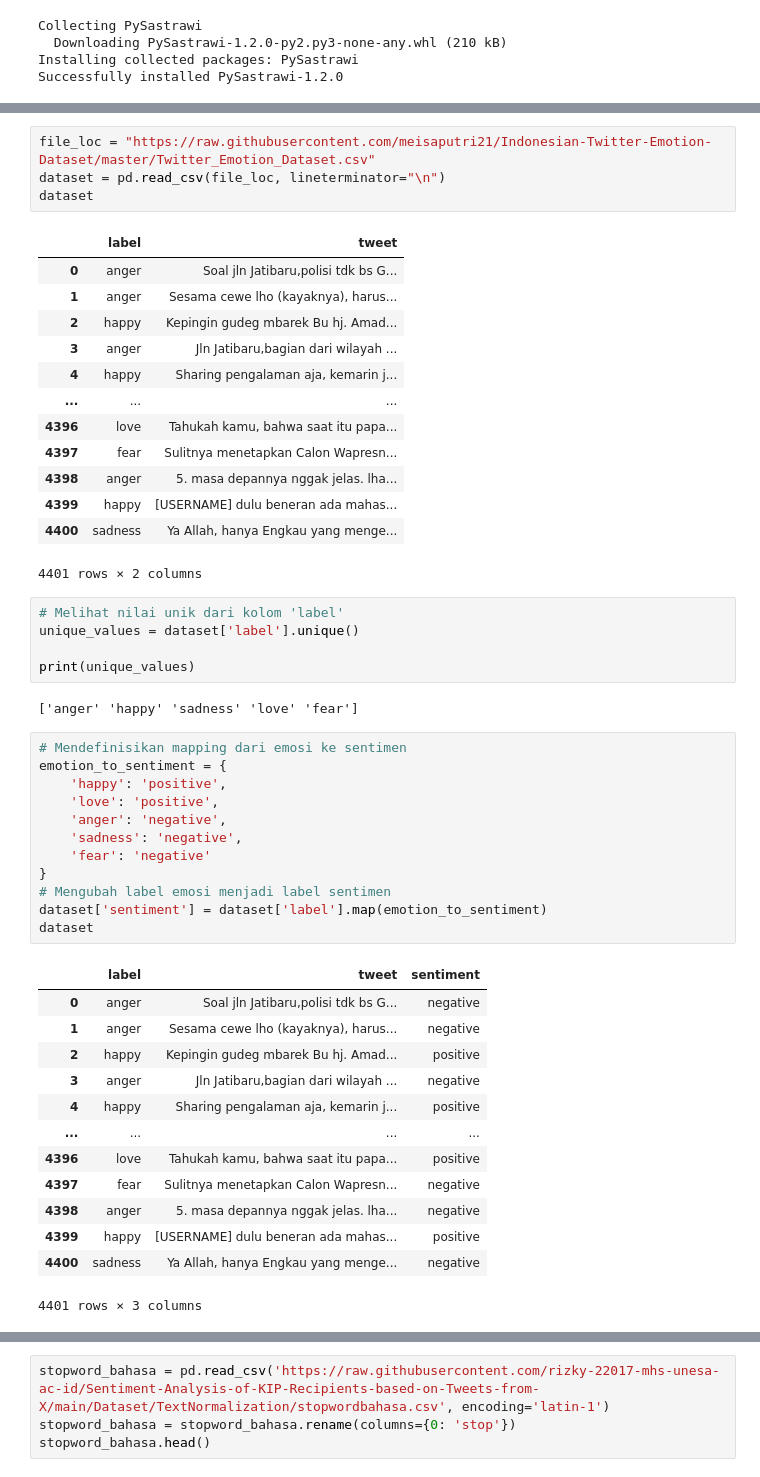
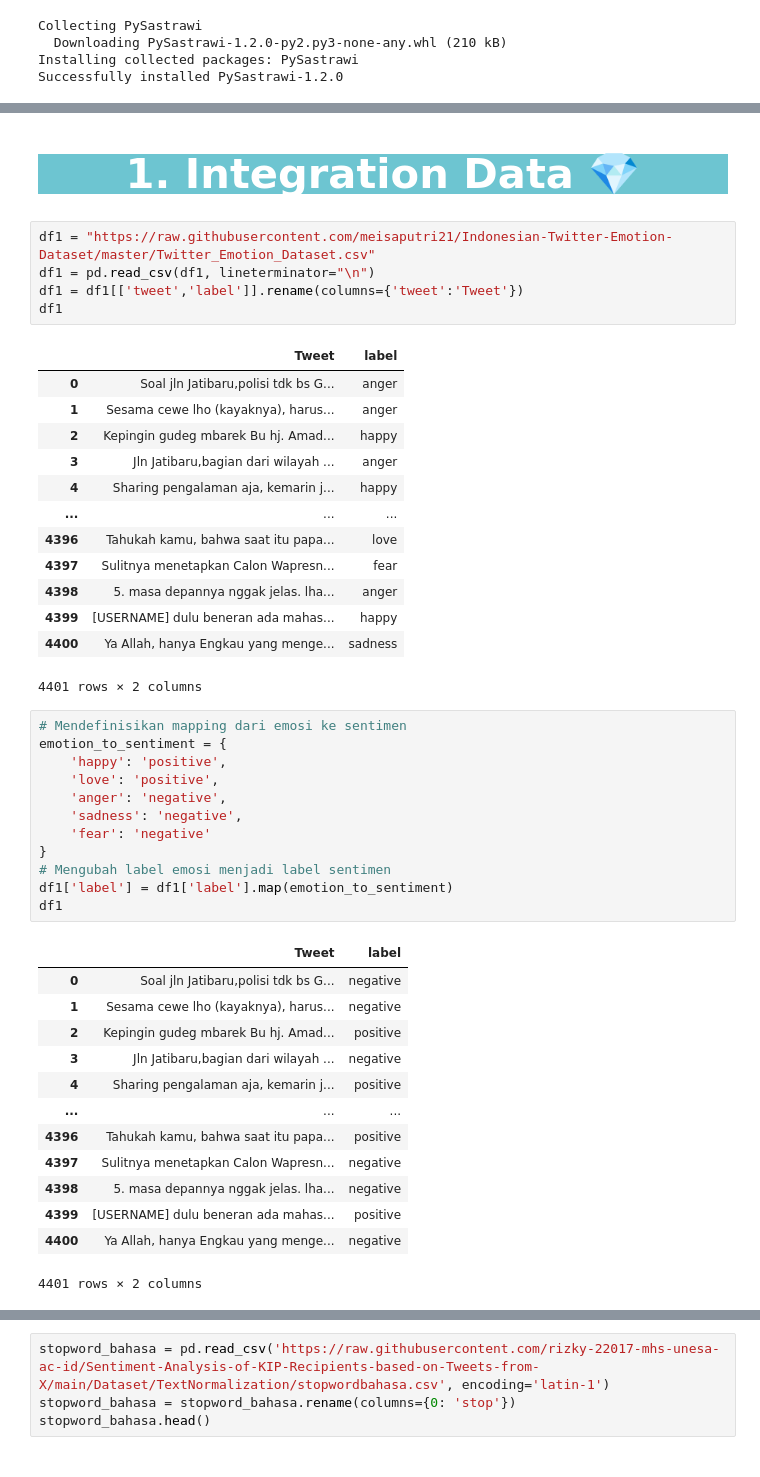
Before and after one commit to rizkyyanuark/Sentiment-Analysis-KIPK-based-Tweets-from-X, a Jupyter notebook: Sentiment_Analisis_Program_KIPK.ipynb, the cells around one changed output, grey strips where cells are left out. Cells and saved outputs as stored; diff of their text form.

```diff
--- a/Sentiment_Analisis_Program_KIPK.ipynb
+++ b/Sentiment_Analisis_Program_KIPK.ipynb
@@ -67,51 +89,48 @@ True
+# %% [markdown]
+<a id='1'></a>
+# <p style="background-color:#6DC5D1; font-family:newtimeroman; font-size:150%; text-align:center; border-radius: 15px 50px;color:white">1. Integration Data 💎</p>
 # %%
-file_loc = "https://raw.githubusercontent.com/meisaputri21/Indonesian-Twitter-Emotion-Dataset/master/Twitter_Emotion_Dataset.csv"
-dataset = pd.read_csv(file_loc, lineterminator="\n")
-dataset
+df1 = "https://raw.githubusercontent.com/meisaputri21/Indonesian-Twitter-Emotion-Dataset/master/Twitter_Emotion_Dataset.csv"
+df1 = pd.read_csv(df1, lineterminator="\n")
+df1 = df1[['tweet','label']].rename(columns={'tweet':'Tweet'})
+df1
 # %% [output]
-|  | label | tweet |
-| 0 | anger | Soal jln Jatibaru,polisi tdk bs G... |
-| 1 | anger | Sesama cewe lho (kayaknya), harus... |
-| 2 | happy | Kepingin gudeg mbarek Bu hj. Amad... |
-| 3 | anger | Jln Jatibaru,bagian dari wilayah ... |
-| 4 | happy | Sharing pengalaman aja, kemarin j... |
+|  | Tweet | label |
+| 0 | Soal jln Jatibaru,polisi tdk bs G... | anger |
+| 1 | Sesama cewe lho (kayaknya), harus... | anger |
+| 2 | Kepingin gudeg mbarek Bu hj. Amad... | happy |
+| 3 | Jln Jatibaru,bagian dari wilayah ... | anger |
+| 4 | Sharing pengalaman aja, kemarin j... | happy |
 | ... | ... | ... |
-| 4396 | love | Tahukah kamu, bahwa saat itu papa... |
-| 4397 | fear | Sulitnya menetapkan Calon Wapresn... |
-| 4398 | anger | 5. masa depannya nggak jelas. lha... |
-| 4399 | happy | [USERNAME] dulu beneran ada mahas... |
-| 4400 | sadness | Ya Allah, hanya Engkau yang menge... |
+| 4396 | Tahukah kamu, bahwa saat itu papa... | love |
+| 4397 | Sulitnya menetapkan Calon Wapresn... | fear |
+| 4398 | 5. masa depannya nggak jelas. lha... | anger |
+| 4399 | [USERNAME] dulu beneran ada mahas... | happy |
+| 4400 | Ya Allah, hanya Engkau yang menge... | sadness |
 4401 rows × 2 columns
-# %%
-# Melihat nilai unik dari kolom 'label'
-unique_values = dataset['label'].unique()
-
-print(unique_values)
-# %% [output]
-['anger' 'happy' 'sadness' 'love' 'fear']
 # %%
 # Mendefinisikan mapping dari emosi ke sentimen
 emotion_to_sentiment = {
     'happy': 'positive',
     'love': 'positive',
     'anger': 'negative',
     'sadness': 'negative',
     'fear': 'negative'
 }
 # Mengubah label emosi menjadi label sentimen
-dataset['sentiment'] = dataset['label'].map(emotion_to_sentiment)
-dataset
+df1['label'] = df1['label'].map(emotion_to_sentiment)
+df1
 # %% [output]
-|  | label | tweet | sentiment |
-| 0 | anger | Soal jln Jatibaru,polisi tdk bs G... | negative |
-| 1 | anger | Sesama cewe lho (kayaknya), harus... | negative |
-| 2 | happy | Kepingin gudeg mbarek Bu hj. Amad... | positive |
-| 3 | anger | Jln Jatibaru,bagian dari wilayah ... | negative |
-| 4 | happy | Sharing pengalaman aja, kemarin j... | positive |
-| ... | ... | ... | ... |
-| 4396 | love | Tahukah kamu, bahwa saat itu papa... | positive |
-| 4397 | fear | Sulitnya menetapkan Calon Wapresn... | negative |
-| 4398 | anger | 5. masa depannya nggak jelas. lha... | negative |
-| 4399 | happy | [USERNAME] dulu beneran ada mahas... | positive |
-| 4400 | sadness | Ya Allah, hanya Engkau yang menge... | negative |
+|  | Tweet | label |
+| 0 | Soal jln Jatibaru,polisi tdk bs G... | negative |
+| 1 | Sesama cewe lho (kayaknya), harus... | negative |
+| 2 | Kepingin gudeg mbarek Bu hj. Amad... | positive |
+| 3 | Jln Jatibaru,bagian dari wilayah ... | negative |
+| 4 | Sharing pengalaman aja, kemarin j... | positive |
+| ... | ... | ... |
+| 4396 | Tahukah kamu, bahwa saat itu papa... | positive |
+| 4397 | Sulitnya menetapkan Calon Wapresn... | negative |
+| 4398 | 5. masa depannya nggak jelas. lha... | negative |
+| 4399 | [USERNAME] dulu beneran ada mahas... | positive |
+| 4400 | Ya Allah, hanya Engkau yang menge... | negative |
-4401 rows × 3 columns
+4401 rows × 2 columns
```
Also changed, not shown: parts of 110 cells of this notebook, 9 other files.
